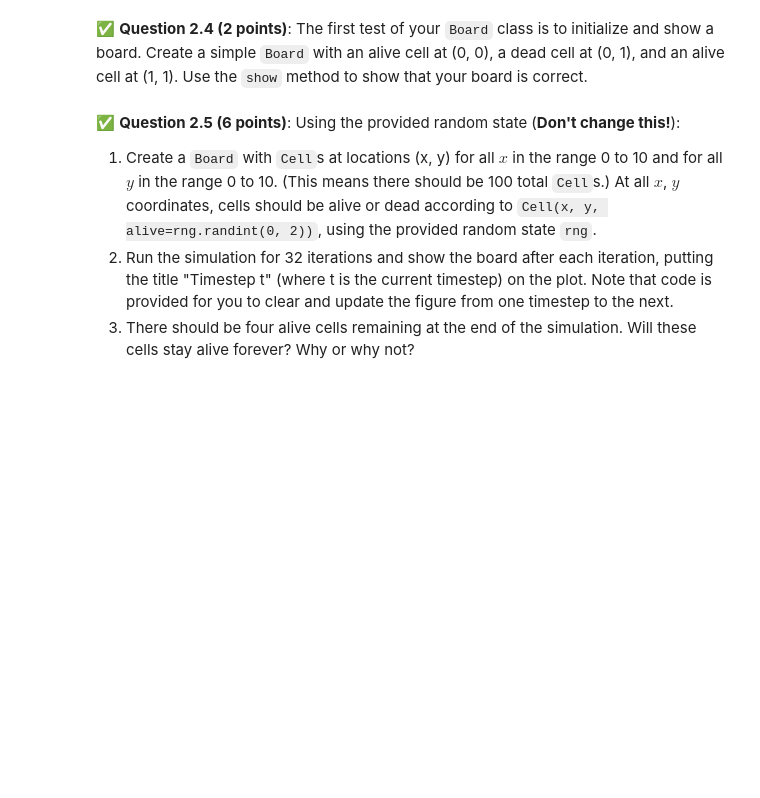
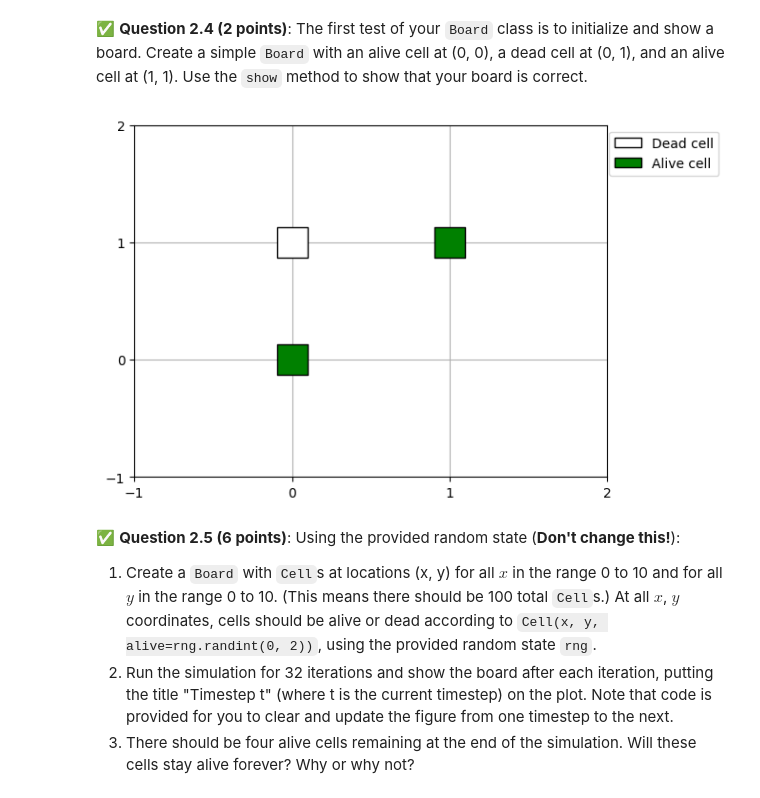
Before and after one commit to Zwillbeast659/CMSE202-f25-turnin, a Jupyter notebook: hw-02/HW-02_ABMandGraphTheory-STUDENT.ipynb, the cells around one changed output. Cells and saved outputs as stored; diff of their text form; code cells hidden in the pictures; blank space fills up the shorter version.

```diff
--- a/hw-02/HW-02_ABMandGraphTheory-STUDENT.ipynb
+++ b/hw-02/HW-02_ABMandGraphTheory-STUDENT.ipynb
@@ -88,21 +88,21 @@ class Cell:
 
     def is_alive(self):
         """Returns True if the cell is alive, else returns False."""
-        pass  # Your code here.
+        return self.alive
 
     def kill(self):
         """Sets the Cell's alive attribute to False. Does not return a value."""
-        pass  # Your code here.
+        self.alive = False
 
     def live(self):
         """Sets the Cell's alive attribute to True. Does not return a value."""
-        pass  # Your code here.
+        self.alive = True
 
     def copy(self):
         """Returns a copy of the Cell - that is, returns a new Cell with the
         same x, y, and alive attributes.
         """
-        pass  # Your code here.
+        return Cell(self.x, self.y, self.alive)
 
     def has_same_location(self, other):
         """Returns True if the other Cell has the same location as this Cell, else returns False.
@@ -110,7 +110,7 @@ class Cell:
         Args:
             other (Cell): The other Cell to compare locations with.
         """
-        pass  # Your code here.
+        return isinstance(other, Cell) and self.x == other.x and self.y == other.y
 
     def __eq__(self, other):
         """Returns True if the other Cell is equal to this cell, else returns False.
@@ -120,7 +120,12 @@ class Cell:
         Args:
             other (Cell): The other Cell to check equality with.
         """
-        pass  # Your code here.
+        return (
+            isinstance(other, Cell) and
+            self.x == other.x and
+            self.y == other.y and
+            self.alive == other.alive
+        )
 
     def __repr__(self):
         """Returns a representation of the cell, useful for printing/displaying
@@ -147,6 +152,20 @@ assert copy == cell  # Note: The Python syntax `a == b` is shorthand for calling
 assert copy is not cell
 
 # Your code here. (Add another test for correctness with the Cell class.)
+cell = Cell(1, 1, alive=True)
+assert cell.x == 1
+assert cell.y == 1
+assert cell.is_alive()
+
+cell.kill()
+assert not cell.is_alive()
+
+cell.live()
+assert cell.is_alive()
+
+copy = cell.copy()
+assert copy == cell
+assert copy is not cell
 # %% [markdown]
 &#9989; **Question 2.3 (16 points)**: Complete the following `Board` class provided the template and docstrings. This class consists of a collection of `Cell`s and represents the ABM. Some methods are completed for you. You may add data or attributes if convenient, but **you must not remove or change any given attributes or methods from the template**.
 
@@ -307,3 +355,17 @@ class Board:
+# %%
+# Your code here.
+cells = [
+    Cell(0, 0, alive=True),   # Alive cell at (0, 0)
+    Cell(0, 1, alive=False),  # Dead cell at (0, 1)
+    Cell(1, 1, alive=True),   # Alive cell at (1, 1)
+]
+
+board = Board(cells)
+
+board.show(xlim=(-1, 2), ylim=(-1, 2))
+plt.show()
+# %% [output]
+[figure, added]
 # %% [markdown]
 &#9989; **Question 2.5 (6 points)**: Using the provided random state (**Don't change this!**):
 
```
Also changed, not shown: parts of 16 cells of this notebook.
